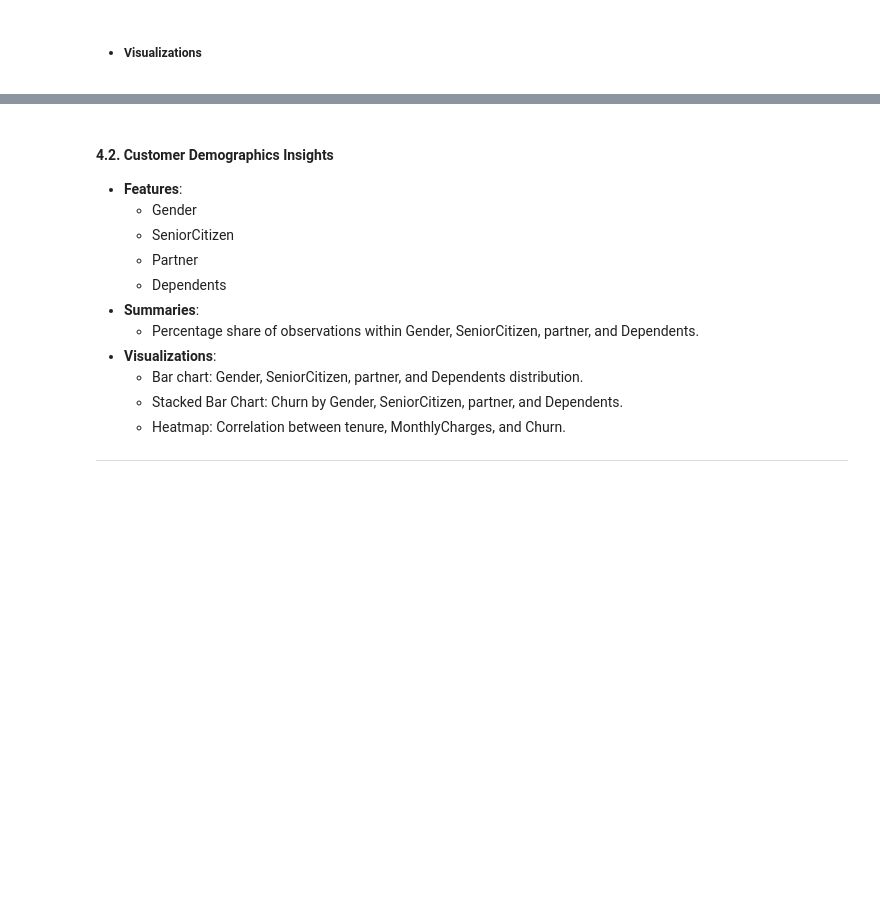
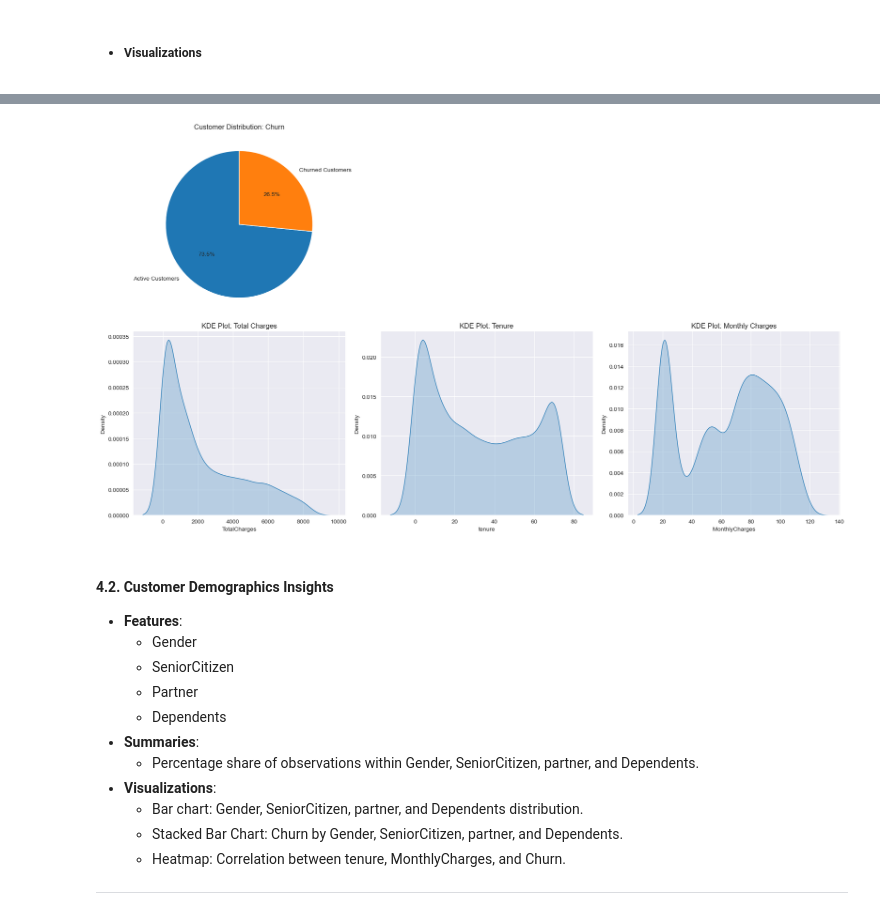
Before and after one commit to makina0928/Data-Science-Project, a Jupyter notebook: notebooks/EDA_Notebook.ipynb, the cells around one changed output, grey strips where cells are left out. Drawn from its saved outputs; the diff is of its cells as text; code cells hidden in the pictures; blank space fills up the shorter version.

```diff
--- a/notebooks/EDA_Notebook.ipynb
+++ b/notebooks/EDA_Notebook.ipynb
@@ -439,3 +404,46 @@ plt.show()
+# %%
+# Helper function for pie chart
+def plot_pie_chart(data, column, labels, colors, ax):
+    value_counts = data[column].value_counts()
+    ax.pie(
+        value_counts,
+        labels=labels,
+        colors=colors,
+        autopct='%1.1f%%',
+        startangle=90,
+        wedgeprops={'edgecolor': 'white'}
+    )
+    ax.set_title(f'Customer Distribution: {column}')
+
+# Helper function for KDE plot
+def plot_kde(data, column, ax, color, title):
+    sns.kdeplot(data[column], label=title, ax=ax, color=color, fill=True)
+    ax.set_title(f'KDE Plot: {title}')
+
+# Create the figure and subplots
+fig, axes = plt.subplots(2, 3, figsize=(18, 10))  # 2 rows, 3 columns
+sns.set_style("darkgrid")
+
+# Flatten the axes array for single index access
+axes = axes.flatten()
+
+# Pie chart on the first row
+plot_pie_chart(df, 'Churn', labels=['Active Customers', 'Churned Customers'], colors=['#1f77b4', '#ff7f0e'], ax=axes[0])
+
+# Hide unused subplots in the first row
+axes[1].axis('off')
+axes[2].axis('off')
+
+# KDE plots on the second row
+plot_kde(df, 'TotalCharges', ax=axes[3], color='#1f77b4', title='Total Charges')
+plot_kde(df, 'tenure', ax=axes[4], color='#1f77b4', title='Tenure')
+plot_kde(df, 'MonthlyCharges', ax=axes[5], color='#1f77b4', title='Monthly Charges')
+
+# Adjust layout
+plt.tight_layout()
+plt.show()
+# %% [output]
+[figure, added]
 # %% [markdown]
 #### **4.2. Customer Demographics Insights**
    - **Features**:
```
Also changed, not shown: parts of 28 cells of this notebook, 3 other files.
